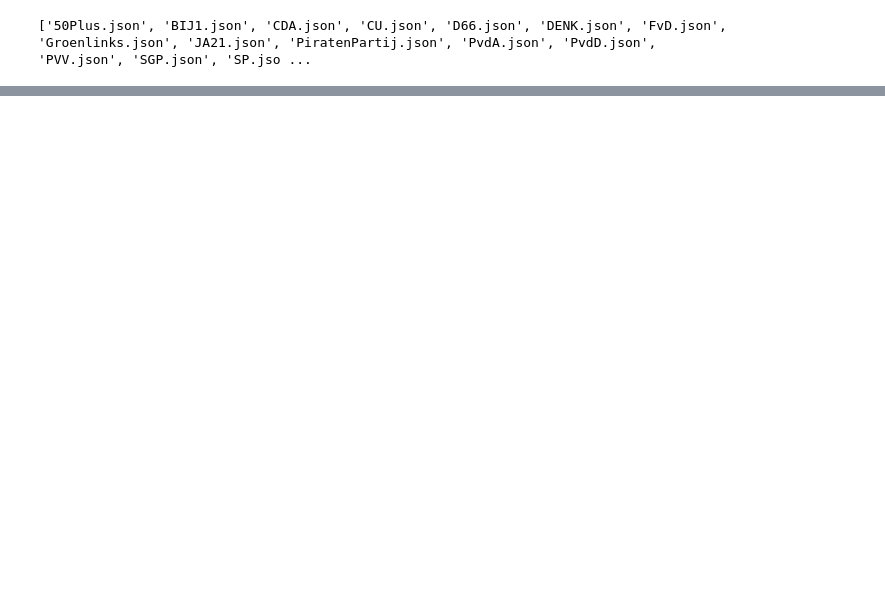
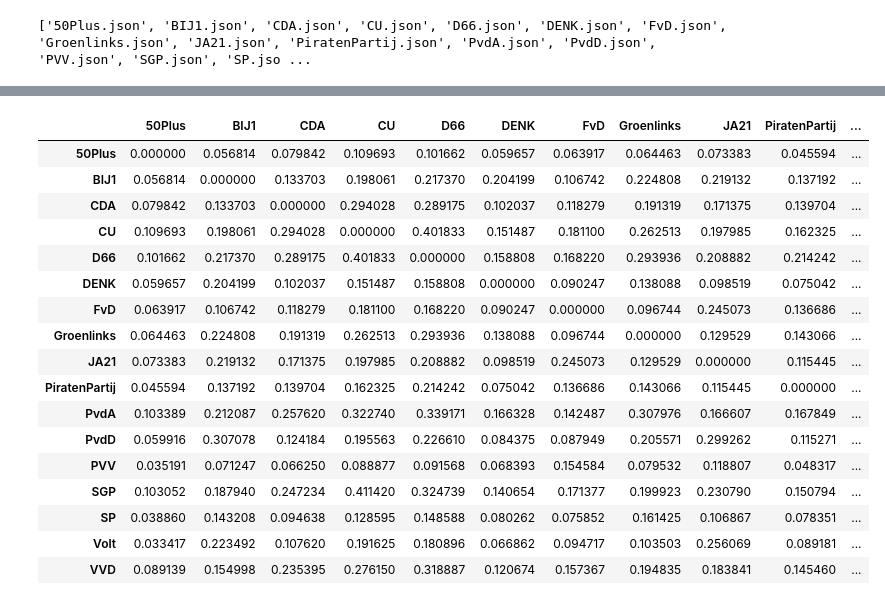
Before and after one commit to Rikkert36/verkiezingsprogramma-2021-woorden-teller, a Jupyter notebook: visualize.ipynb, the cells around one changed output, grey strips where cells are left out. Cells and saved outputs as stored; diff of their text form; code cells hidden in the pictures; blank space fills up the shorter version.

```diff
--- a/visualize.ipynb
+++ b/visualize.ipynb
@@ -56,0 +148,25 @@ for verkiezings_programma in verkiezings_programmas:
+# %%
+df = pd.DataFrame(sim_matrix)
+party_names = [verkiezings_programma.party_name for verkiezings_programma in verkiezings_programmas]
+df.columns = party_names
+df.index = party_names
+df
+# %% [output]
+|  | 50Plus | BIJ1 | CDA | CU | D66 | DENK | FvD | Groenlinks | JA21 | PiratenPartij | ... |
+| 50Plus | 0.000000 | 0.056814 | 0.079842 | 0.109693 | 0.101662 | 0.059657 | 0.063917 | 0.064463 | 0.073383 | 0.045594 | ... |
+| BIJ1 | 0.056814 | 0.000000 | 0.133703 | 0.198061 | 0.217370 | 0.204199 | 0.106742 | 0.224808 | 0.219132 | 0.137192 | ... |
+| CDA | 0.079842 | 0.133703 | 0.000000 | 0.294028 | 0.289175 | 0.102037 | 0.118279 | 0.191319 | 0.171375 | 0.139704 | ... |
+| CU | 0.109693 | 0.198061 | 0.294028 | 0.000000 | 0.401833 | 0.151487 | 0.181100 | 0.262513 | 0.197985 | 0.162325 | ... |
+| D66 | 0.101662 | 0.217370 | 0.289175 | 0.401833 | 0.000000 | 0.158808 | 0.168220 | 0.293936 | 0.208882 | 0.214242 | ... |
+| DENK | 0.059657 | 0.204199 | 0.102037 | 0.151487 | 0.158808 | 0.000000 | 0.090247 | 0.138088 | 0.098519 | 0.075042 | ... |
+| FvD | 0.063917 | 0.106742 | 0.118279 | 0.181100 | 0.168220 | 0.090247 | 0.000000 | 0.096744 | 0.245073 | 0.136686 | ... |
+| Groenlinks | 0.064463 | 0.224808 | 0.191319 | 0.262513 | 0.293936 | 0.138088 | 0.096744 | 0.000000 | 0.129529 | 0.143066 | ... |
+| JA21 | 0.073383 | 0.219132 | 0.171375 | 0.197985 | 0.208882 | 0.098519 | 0.245073 | 0.129529 | 0.000000 | 0.115445 | ... |
+| PiratenPartij | 0.045594 | 0.137192 | 0.139704 | 0.162325 | 0.214242 | 0.075042 | 0.136686 | 0.143066 | 0.115445 | 0.000000 | ... |
+| PvdA | 0.103389 | 0.212087 | 0.257620 | 0.322740 | 0.339171 | 0.166328 | 0.142487 | 0.307976 | 0.166607 | 0.167849 | ... |
+| PvdD | 0.059916 | 0.307078 | 0.124184 | 0.195563 | 0.226610 | 0.084375 | 0.087949 | 0.205571 | 0.299262 | 0.115271 | ... |
+| PVV | 0.035191 | 0.071247 | 0.066250 | 0.088877 | 0.091568 | 0.068393 | 0.154584 | 0.079532 | 0.118807 | 0.048317 | ... |
+| SGP | 0.103052 | 0.187940 | 0.247234 | 0.411420 | 0.324739 | 0.140654 | 0.171377 | 0.199923 | 0.230790 | 0.150794 | ... |
+| SP | 0.038860 | 0.143208 | 0.094638 | 0.128595 | 0.148588 | 0.080262 | 0.075852 | 0.161425 | 0.106867 | 0.078351 | ... |
+| Volt | 0.033417 | 0.223492 | 0.107620 | 0.191625 | 0.180896 | 0.066862 | 0.094717 | 0.103503 | 0.256069 | 0.089181 | ... |
+| VVD | 0.089139 | 0.154998 | 0.235395 | 0.276150 | 0.318887 | 0.120674 | 0.157367 | 0.194835 | 0.183841 | 0.145460 | ... |
```
Also changed, not shown: parts of 6 cells of this notebook, 21 other files.
